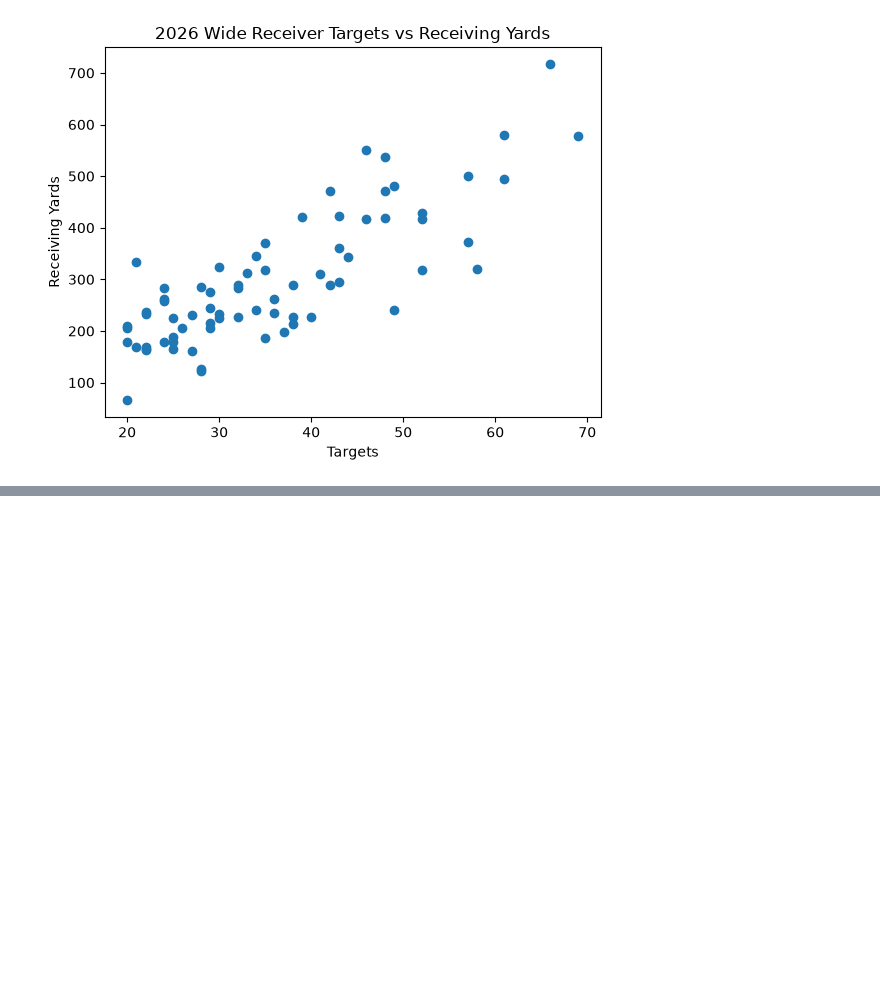
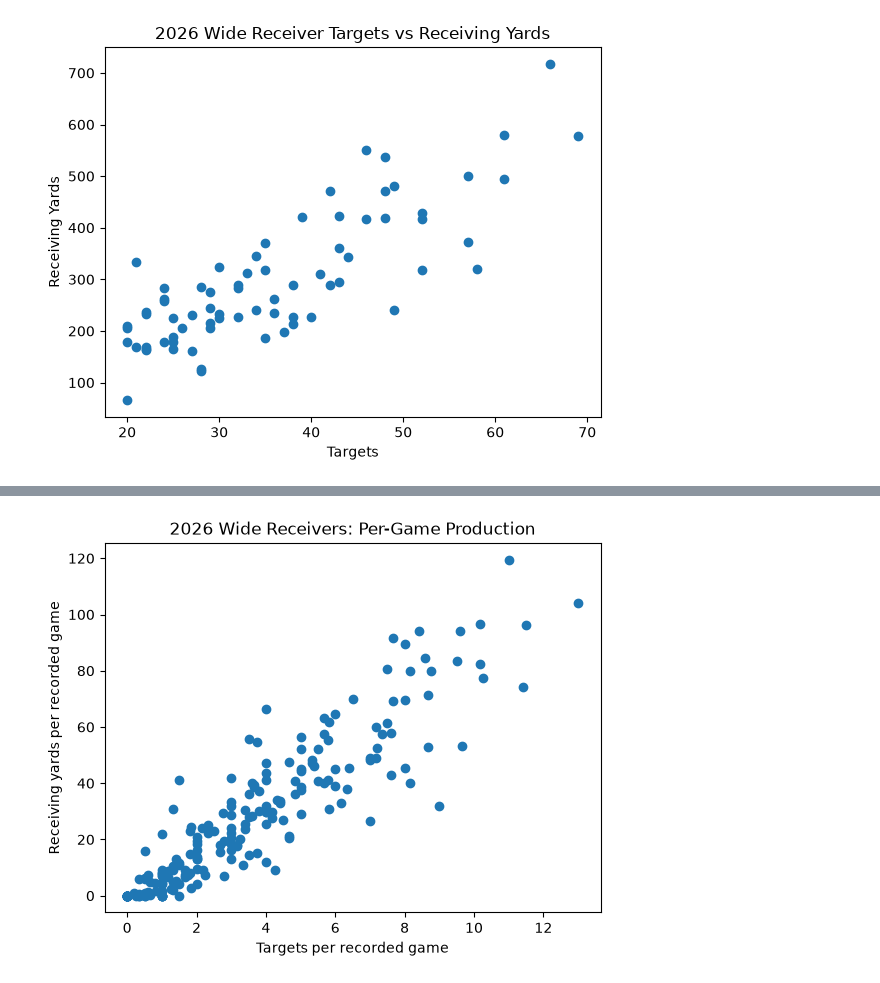
Before and after one commit to brobinson5221/sports-data-analytics, a Jupyter notebook: notebooks/02_nfl_tables.ipynb, the cells around one changed output, grey strips where cells are left out. Cells and saved outputs as stored; diff of their text form; code cells hidden in the pictures; blank space fills up the shorter version.

Commit message:
feat: compare wide receiver production per recorded game

```diff
--- a/notebooks/02_nfl_tables.ipynb
+++ b/notebooks/02_nfl_tables.ipynb
@@ -136,3 +136,29 @@ plt.title("2026 Wide Receiver Targets vs Receiving Yards")
 plt.show()
 # %% [output]
 [figure]
+# %%
+receiver_per_game = receivers.groupby(
+    "player_display_name",
+    as_index=False,
+).agg(
+    games_recorded=("week", "size"),
+    total_targets=("targets", "sum"),
+    total_yards=("receiving_yards", "sum"),
+)
+
+# .agg() allows you to rename the columns in the resulting DataFrame.
+# The syntax is a dictionary where the keys are the new column names,
+# The values are tuples containing the original column name and the aggregation function to apply.
+
+# "size" counts the number of rows in each group
+# "sum" adds up the values in the specified column for each group.
+
+receiver_per_game["targets_per_game"] = (
+    receiver_per_game["total_targets"] / receiver_per_game["games_recorded"]
+)
+
+receiver_per_game["yards_per_game"] = (
+    receiver_per_game["total_yards"] / receiver_per_game["games_recorded"]
+)
+
+receiver_per_game.head()
@@ -138,0 +172,11 @@ plt.show()
+# %%
+plt.scatter(
+    receiver_per_game["targets_per_game"],
+    receiver_per_game["yards_per_game"],
+)
+plt.xlabel("Targets per recorded game")
+plt.ylabel("Receiving yards per recorded game")
+plt.title("2026 Wide Receivers: Per-Game Production")
+plt.show()
+# %% [output]
+[figure, added]
```
Also changed, not shown: parts of 2 cells of this notebook.
